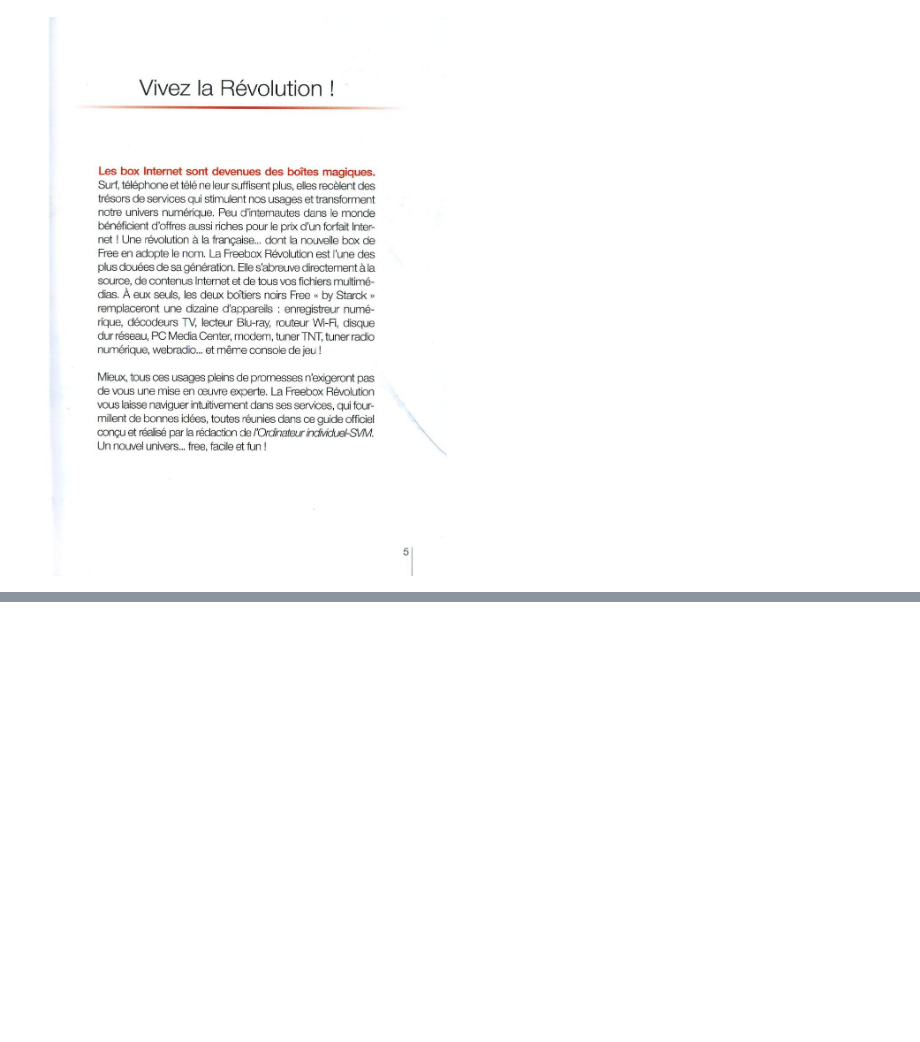
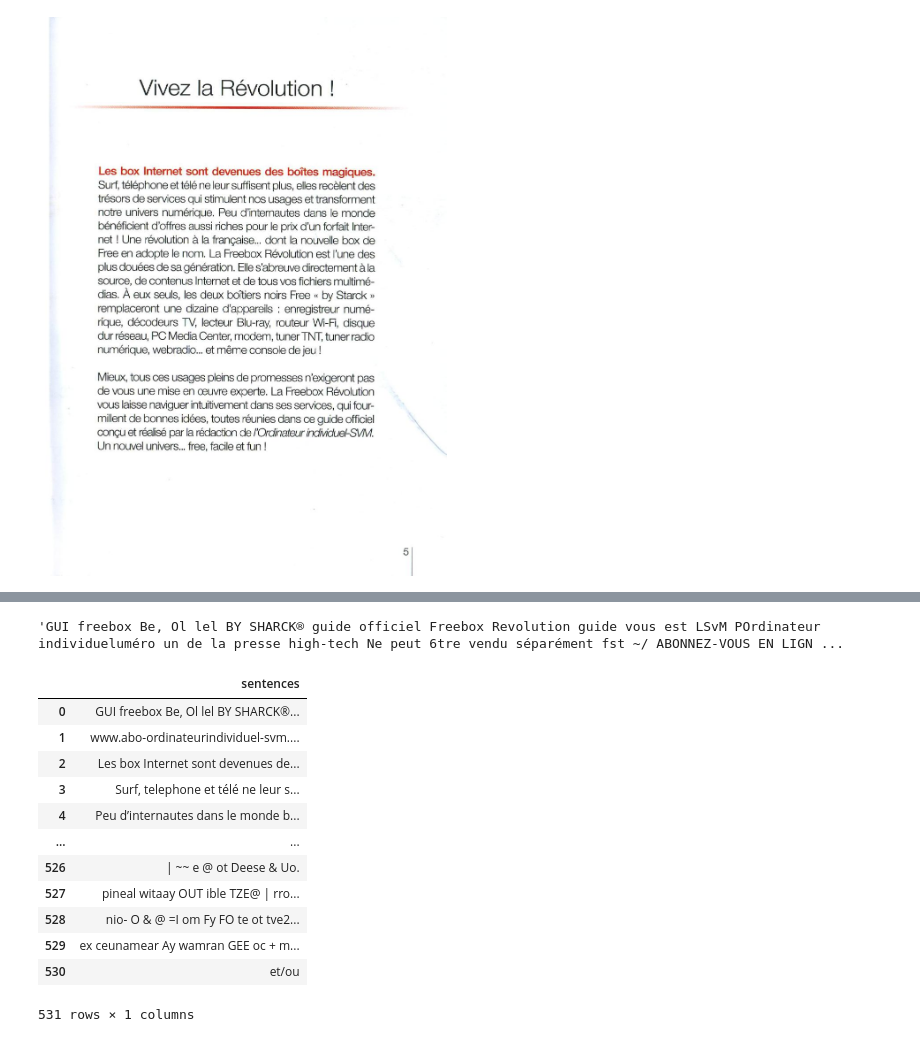
Before and after one commit to Jbdu4493/chat_rag, a Jupyter notebook: pdf/read_pdf.ipynb, the cells around one changed output, grey strips where cells are left out. Saved outputs shown, nothing was run; the diff lists cells and outputs as text; code cells hidden in the pictures; blank space fills up the shorter version.

```diff
--- a/pdf/read_pdf.ipynb
+++ b/pdf/read_pdf.ipynb
@@ -163,0 +132,4 @@ img_str
+# %%
+text
+# %% [output]
+'GUI freebox Be, Ol lel BY SHARCK® guide officiel Freebox Revolution guide vous est LSvM POrdinateur individueluméro un de la presse high-tech Ne peut 6tre vendu séparément fst ~/ ABONNEZ-VOUS EN LIGN ...
@@ -163,0 +140,16 @@ img_str
+# %%
+sentences
+# %% [output]
+|  | sentences |
+| 0 | GUI freebox Be, Ol lel BY SHARCK®... |
+| 1 | www.abo-ordinateurindividuel-svm.... |
+| 2 | Les box Internet sont devenues de... |
+| 3 | Surf, telephone et télé ne leur s... |
+| 4 | Peu d’internautes dans le monde b... |
+| ... | ... |
+| 526 | | ~~ e @ ot Deese & Uo. |
+| 527 | pineal witaay OUT ible TZE@ | rro... |
+| 528 | nio- O & @ =I om Fy FO te ot tve2... |
+| 529 | ex ceunamear Ay wamran GEE oc + m... |
+| 530 | et/ou |
+531 rows × 1 columns
```
Also changed, not shown: parts of 25 cells of this notebook, 1 other file.
